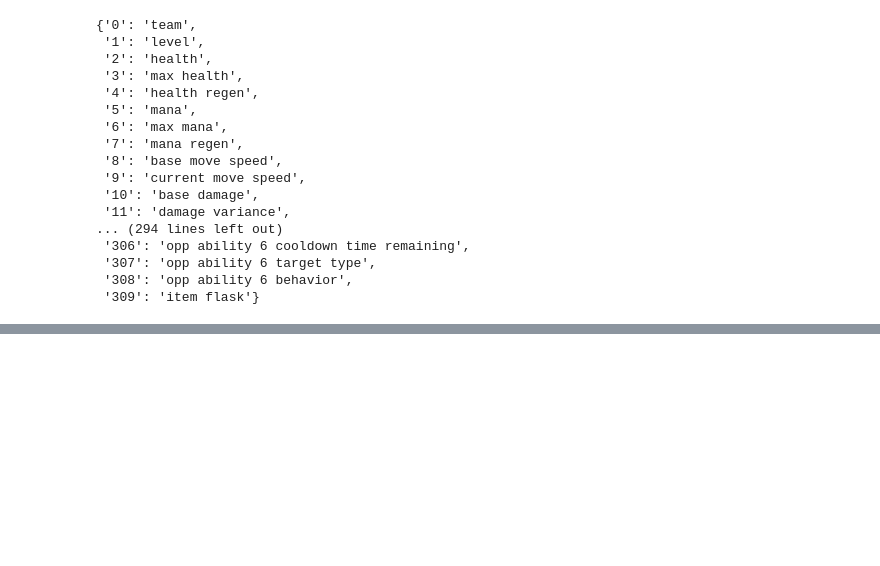
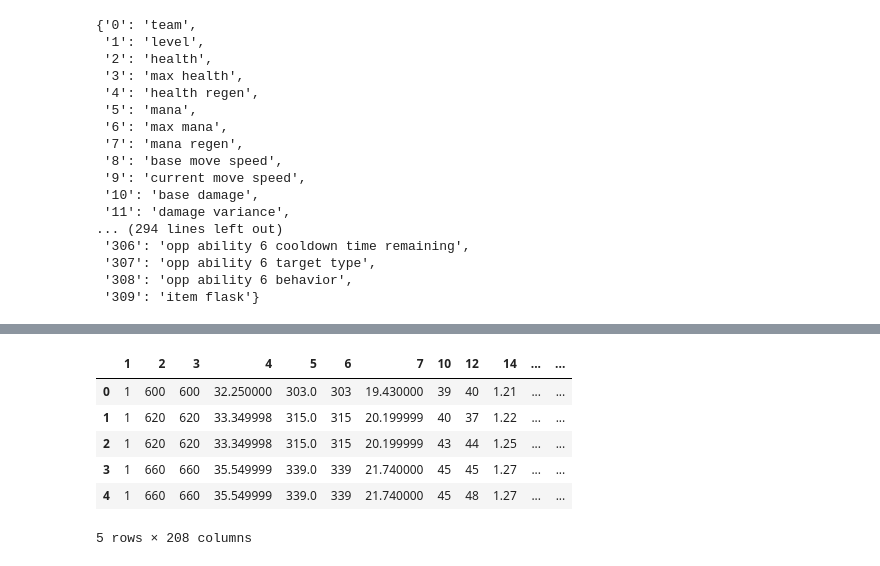
Before and after one commit to TemplierPaul/DOTA2-Evolutionary-Algorithm, a Jupyter notebook: Games analysis.ipynb, the cells around one changed output, grey strips where cells are left out. Cells and saved outputs as stored; diff of their text form; code cells hidden in the pictures; blank space fills up the shorter version.

```diff
--- a/Games analysis.ipynb
+++ b/Games analysis.ipynb
@@ -134,0 +221,28 @@ print(len(df1) + len(df2))
+# %%
+def remove_constants(state):
+    if type(state)==pd.DataFrame:
+        return state.drop(columns=[str(i) for i in constant_features.keys()])
+    else: # List / array
+        return np.delete(state, list(constant_features.keys()))
+
+def add_constants(state):
+    if type(state)==pd.DataFrame:
+        for k, v in constant_features.items():
+            state[k]=v
+        state = state[[i for i in range(310)]]
+        return state
+    else: # List / array
+        for k, v in constant_features.items():
+            state = np.insert(state, k, v)
+        return state
+# %%
+light_df = remove_constants(df)
+light_df.head()
+# %% [output]
+|  | 1 | 2 | 3 | 4 | 5 | 6 | 7 | 10 | 12 | 14 | ... | ... |
+| 0 | 1 | 600 | 600 | 32.250000 | 303.0 | 303 | 19.430000 | 39 | 40 | 1.21 | ... | ... |
+| 1 | 1 | 620 | 620 | 33.349998 | 315.0 | 315 | 20.199999 | 40 | 37 | 1.22 | ... | ... |
+| 2 | 1 | 620 | 620 | 33.349998 | 315.0 | 315 | 20.199999 | 43 | 44 | 1.25 | ... | ... |
+| 3 | 1 | 660 | 660 | 35.549999 | 339.0 | 339 | 21.740000 | 45 | 45 | 1.27 | ... | ... |
+| 4 | 1 | 660 | 660 | 35.549999 | 339.0 | 339 | 21.740000 | 45 | 48 | 1.27 | ... | ... |
+5 rows × 208 columns
```
Also changed, not shown: parts of 12 cells of this notebook, 3 other files.
